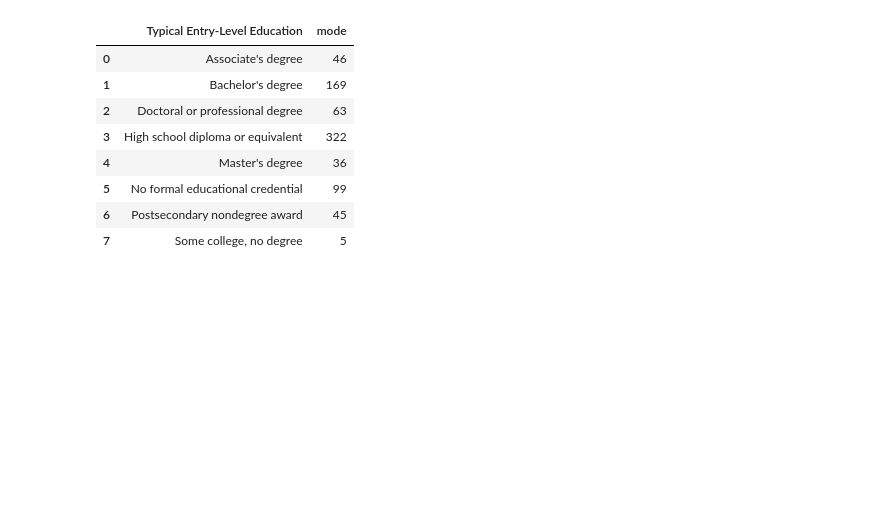
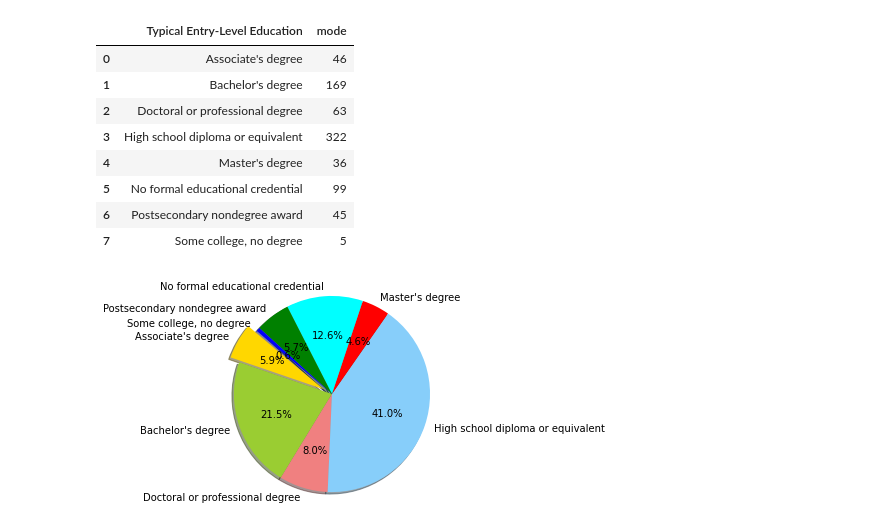
Before and after one commit to This-Rodney/Data-Analytics, a Jupyter notebook: employment/emp.ipynb, the cells around one changed output. Saved outputs shown, nothing was run; the diff lists cells and outputs as text; code cells hidden in the pictures; blank space fills up the shorter version.

Commit message:
added pie chart

```diff
--- a/employment/emp.ipynb
+++ b/employment/emp.ipynb
@@ -32,3 +34,15 @@ education
 | 5 | No formal educational credential | 99 |
 | 6 | Postsecondary nondegree award | 45 |
 | 7 | Some college, no degree | 5 |
+# %%
+colors = ['gold', 'yellowgreen', 'lightcoral', 'lightskyblue','red','cyan','green','blue']
+explode = (0.1, 0, 0, 0,0,0,0,0)  # explode 1st slice
+
+# Plot
+plt.pie(education['mode'], explode=explode, labels=education['Typical Entry-Level Education'], colors=colors,
+autopct='%1.1f%%', shadow=True, startangle=140)
+
+plt.axis('equal')
+plt.show()
+# %% [output]
+[figure, added]
```
Also changed, not shown: parts of 3 cells of this notebook.
